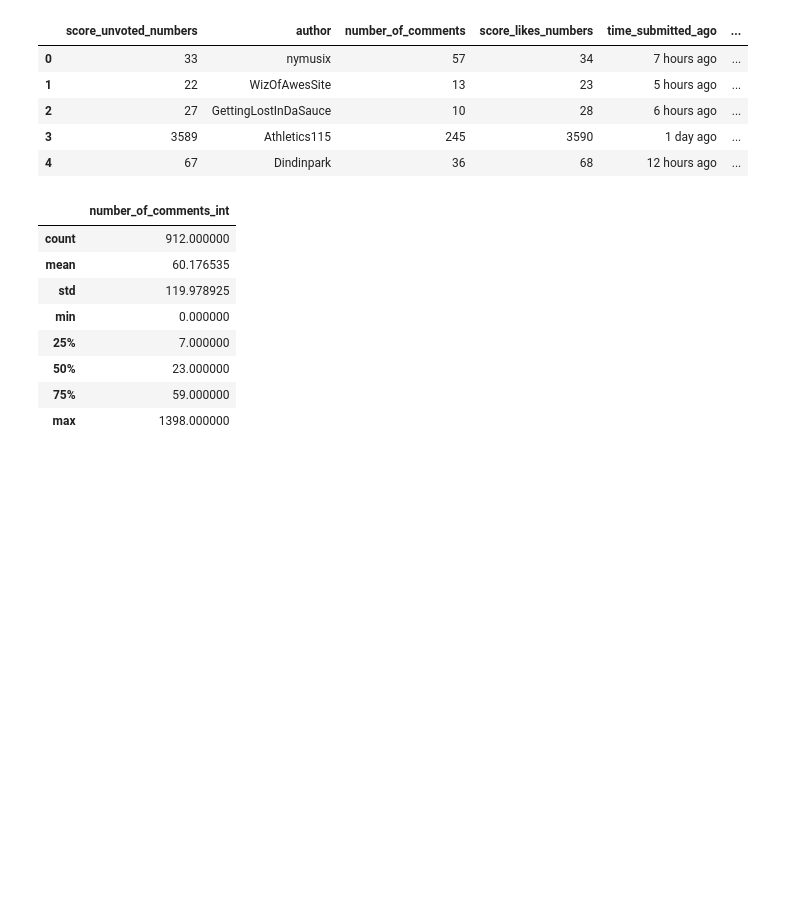
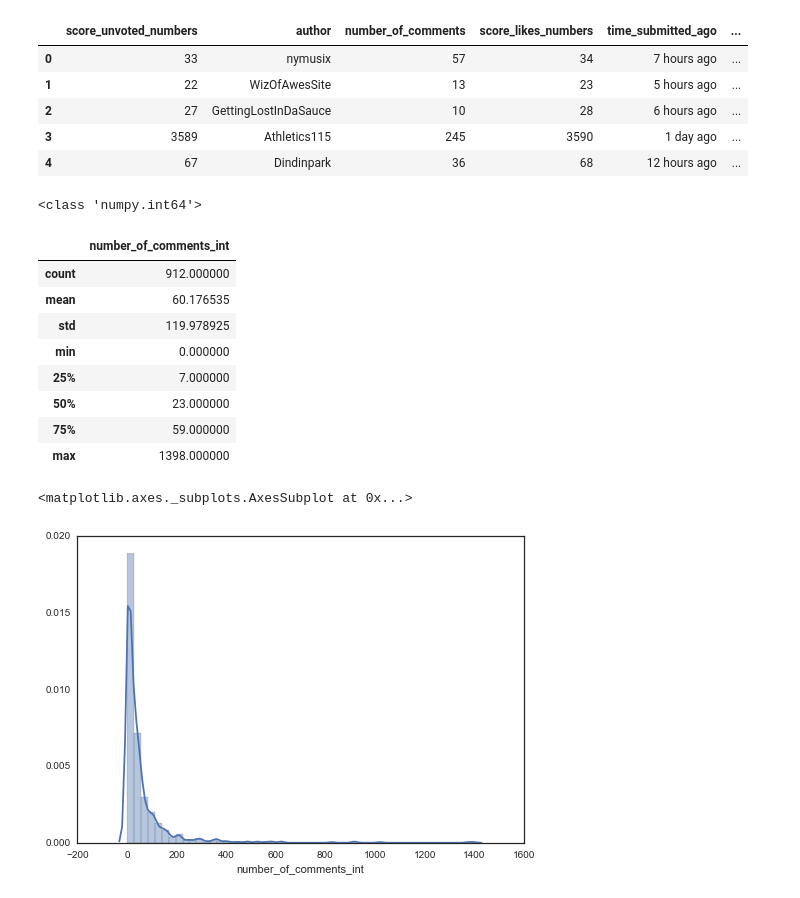
Before and after one commit to bodowd/Reddit-r-nba-scrapy, a Jupyter notebook: Reddit_r_nba/Exploratory--Plotting number of comments.ipynb, the cells around one changed output. Saved outputs shown, nothing was run; the diff lists cells and outputs as text; code cells hidden in the pictures; blank space fills up the shorter version.

Commit message:
histograms of comments

```diff
--- a/Reddit_r_nba/Exploratory--Plotting number of comments.ipynb
+++ b/Reddit_r_nba/Exploratory--Plotting number of comments.ipynb
@@ -57,9 +57,10 @@ df.head()
 | 3 | 3589 | Athletics115 | 245 | 3590 | 1 day ago | ... |
 | 4 | 67 | Dindinpark | 36 | 68 | 12 hours ago | ... |
 # %%
-# df['number_of_comments_int'].describe()
+print(type(df['number_of_comments_int'][2]))
 df.describe()
 # %% [output]
+<class 'numpy.int64'>
 |  | number_of_comments_int |
 | count | 912.000000 |
 | mean | 60.176535 |
@@ -69,3 +70,8 @@ df.describe()
 | 50% | 23.000000 |
 | 75% | 59.000000 |
 | max | 1398.000000 |
+# %%
+sns.distplot(df['number_of_comments_int'])
+# %% [output]
+<matplotlib.axes._subplots.AxesSubplot at 0x...>
+[figure, added]
```
Also changed, not shown: parts of 4 cells of this notebook.
